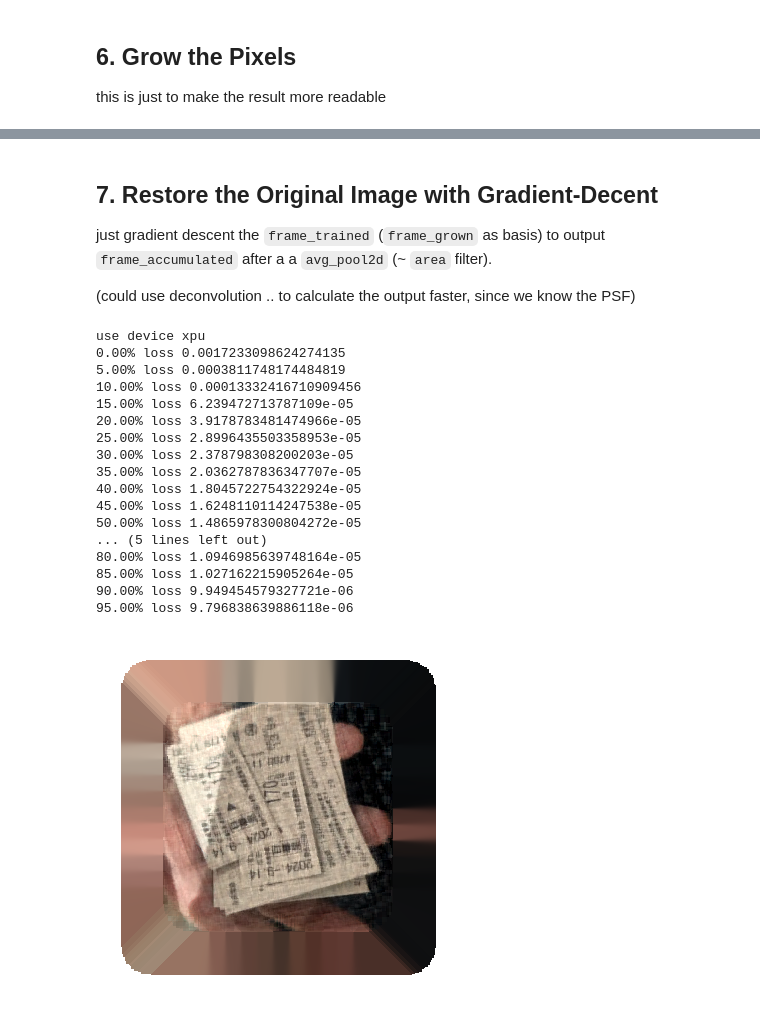
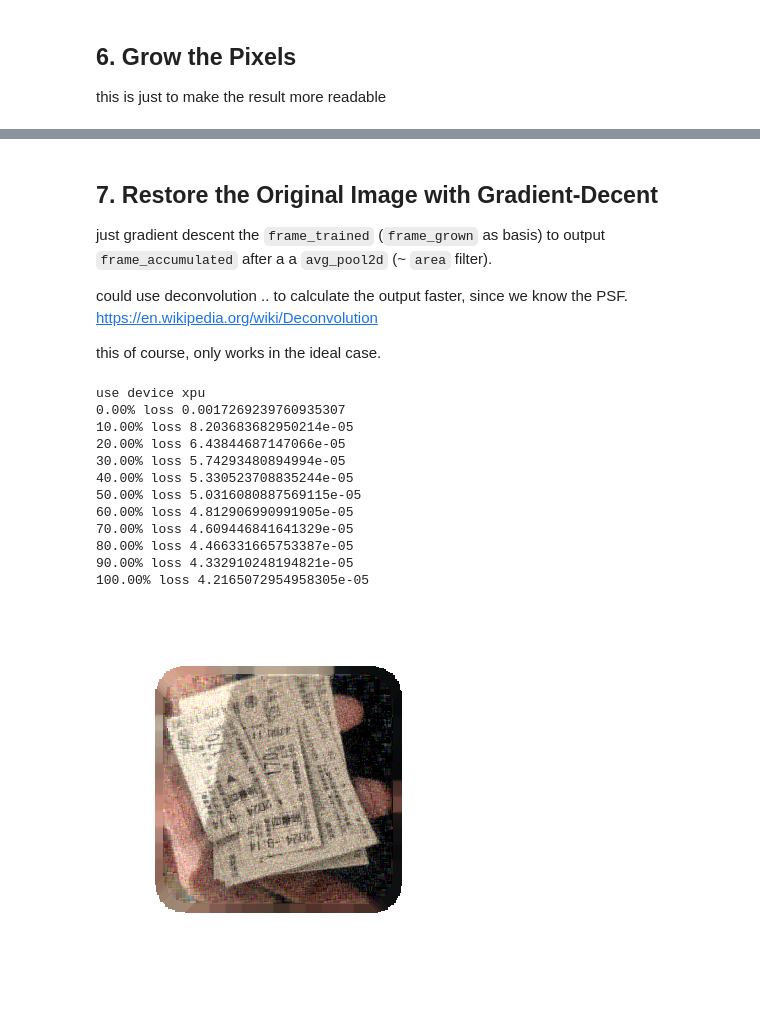
Before and after one commit to KoKuToru/de-pixelate_gaV-O6NPWrI, a Jupyter notebook: example/mosaic-area.ipynb, the cells around one changed output, grey strips where cells are left out. Drawn from its saved outputs; the diff is of its cells as text; code cells hidden in the pictures.

Commit message:
quantize to 8bit in examples
making it a little bit more realistic

```diff
--- a/example/mosaic-area.ipynb
+++ b/example/mosaic-area.ipynb
@@ -88,6 +88,9 @@ for i, (shift_x, shift_y) in enumerate(motion):
         mode='nearest'
     )
 
+# quantize to 8bit
+frames_pixelated = frames_pixelated.mul(0xFF).to(torch.uint8).float().div(0xFF)
+
 def display_frames(title, frames):
     fig, ax = plt.subplots()
     ims = []
@@ -159,7 +162,7 @@ this is just to make the result more readable
 # %%
 frame_grown = frame_accumulated.clone()
 
-for _ in range(50):
+for _ in range(CHUNK_SIZE):
   c = frame_grown[:, -1:] == 0
   x = F.avg_pool2d(frame_grown, 3, 1, 1, False, False, 1)
   frame_grown += c.float() * x
@@ -175,57 +178,55 @@ TF.to_pil_image(frame_grown[0])
 
 just gradient descent the `frame_trained` (`frame_grown` as basis) to output `frame_accumulated` after a a `avg_pool2d` (~ `area` filter).
 
-(could use deconvolution .. to calculate the output faster, since we know the PSF)
+could use deconvolution .. to calculate the output faster, since we know the PSF.\
+https://en.wikipedia.org/wiki/Deconvolution
+
+this of course, only works in the ideal case.
 # %%
 import torch.nn as nn
 import torch.optim as optim
 
 device = 'cpu'
 if torch.xpu.is_available():
     device = 'xpu'
 elif torch.cuda.is_available():
     device = 'cuda'
 print('use device', device)
 
-frame_grown = frame_grown.to(device)
-frame_accumulated = frame_accumulated.to(device)
+frame_grown = frame_grown.to(device).detach()
+frame_accumulated = frame_accumulated.to(device).detach()
 frame_trained = nn.Parameter(frame_grown.clone(), requires_grad=True)
 
-optimizer = optim.Adam([frame_trained])
+optimizer = optim.Adamax([frame_trained])
 mask = (frame_accumulated[:, -1:] != 0).float()
-ROUNDS = 2000
+ROUNDS = 5000
 for i in range(ROUNDS):
-    #frame_trained.data.add_(torch.randn_like(frame_trained).mul_(1/1024))
     filtered = F.avg_pool2d(frame_trained, CHUNK_SIZE, 1)
     filtered = F.pad(filtered, (
         CHUNK_SIZE // 2, H - filtered.size(-2) - CHUNK_SIZE // 2,
         CHUNK_SIZE // 2, W - filtered.size(-1) - CHUNK_SIZE // 2
     ))
     optimizer.zero_grad()
     loss = F.l1_loss(filtered * mask, frame_accumulated * mask)
     loss.backward()
     optimizer.step()
     frame_trained.data.clamp_(0, 1)
-    if (i % 100) == 0:
+    if (i % (ROUNDS // 10)) == 0:
         print(f'{i / ROUNDS * 100:03.2f}%', 'loss', float(loss))
+print(f'{100:03.2f}%', 'loss', float(loss))
 
 TF.to_pil_image(frame_trained[0])
 # %% [output]
 use device xpu
-0.00% loss 0.0017233098624274135
-5.00% loss 0.0003811748174484819
-10.00% loss 0.00013332416710909456
-15.00% loss 6.239472713787109e-05
-20.00% loss 3.9178783481474966e-05
-25.00% loss 2.8996435503358953e-05
-30.00% loss 2.378798308200203e-05
-35.00% loss 2.0362787836347707e-05
-40.00% loss 1.8045722754322924e-05
-45.00% loss 1.6248110114247538e-05
-50.00% loss 1.4865978300804272e-05
-... (5 lines left out)
-80.00% loss 1.0946985639748164e-05
-85.00% loss 1.027162215905264e-05
-90.00% loss 9.949454579327721e-06
-95.00% loss 9.796838639886118e-06
+0.00% loss 0.0017269239760935307
+10.00% loss 8.203683682950214e-05
+20.00% loss 6.43844687147066e-05
+30.00% loss 5.74293480894994e-05
+40.00% loss 5.330523708835244e-05
+50.00% loss 5.0316080887569115e-05
+60.00% loss 4.812906990991905e-05
+70.00% loss 4.609446841641329e-05
+80.00% loss 4.466331665753387e-05
+90.00% loss 4.332910248194821e-05
+100.00% loss 4.2165072954958305e-05
-[figure, old version]
+[figure, new version]
```
Also changed, not shown: parts of 1 cell of this notebook, 2 other files.
